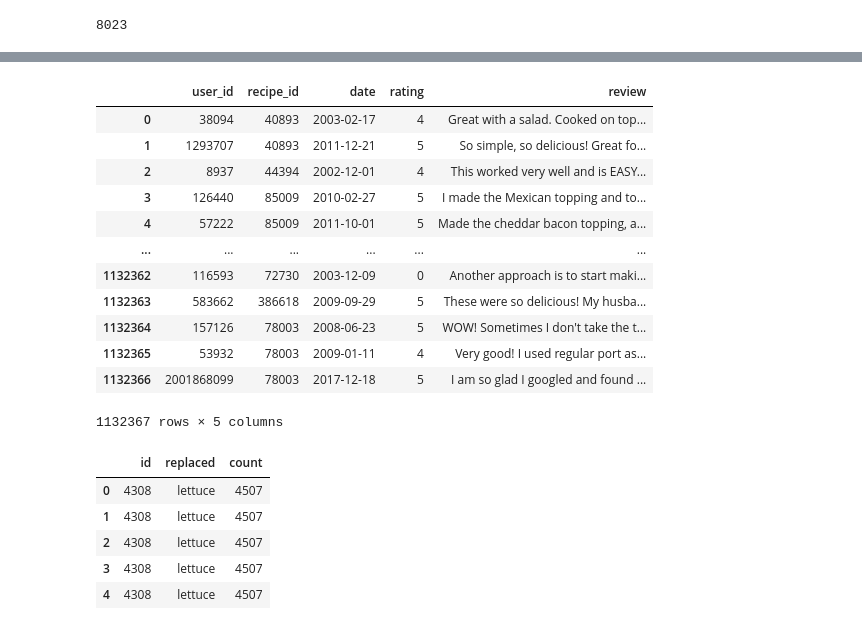
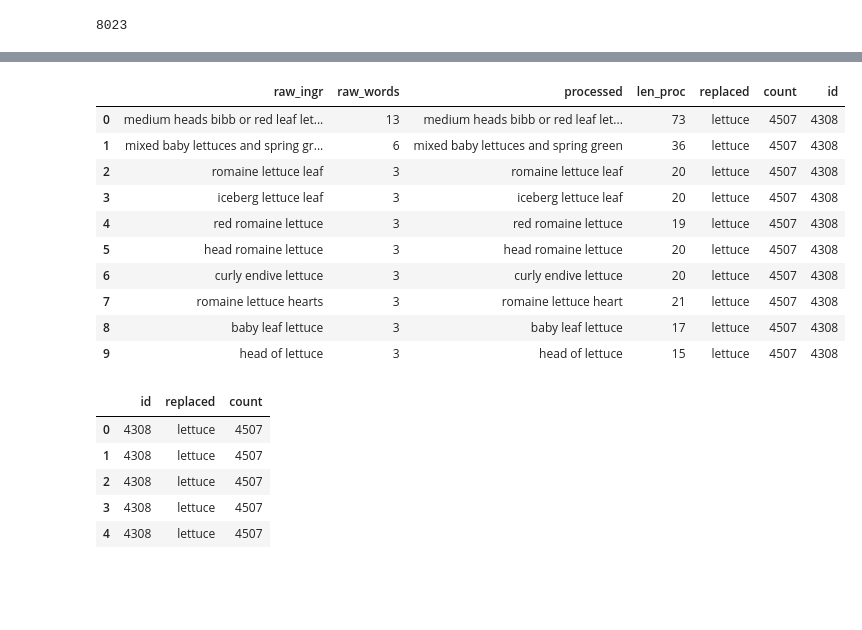
Before and after one commit to mariliabreis/ingredient_matching, a Jupyter notebook: notebooks/marilia_dataexploration.ipynb, the cells around one changed output, grey strips where cells are left out. Cells and saved outputs as stored; diff of their text form; code cells hidden in the pictures; blank space fills up the shorter version.

```diff
--- a/notebooks/marilia_dataexploration.ipynb
+++ b/notebooks/marilia_dataexploration.ipynb
@@ -4,9 +7,9 @@ import numpy as np
 # %%
-ingr_map = pd.read_pickle("../raw_data/data/ingr_map.pkl")
-interactions_test = pd.read_csv("../raw_data/data/interactions_test.csv")
-interactions_train = pd.read_csv("../raw_data/data/interactions_train.csv")
-interactions_validation = pd.read_csv("../raw_data/data/interactions_validation.csv")
-PP_recipes = pd.read_csv("../raw_data/data/PP_recipes.csv")
-PP_users= pd.read_csv("../raw_data/data/PP_users.csv")
-RAW_interactions = pd.read_csv("../raw_data/data/RAW_interactions.csv")
-RAW_recipes = pd.read_csv("../raw_data/data/RAW_recipes.csv")
+ingr_map = pd.read_pickle("../raw_data/recipes/ingr_map.pkl")
+interactions_test = pd.read_csv("../raw_data/recipes/interactions_test.csv")
+interactions_train = pd.read_csv("../raw_data/recipes/interactions_train.csv")
+interactions_validation = pd.read_csv("../raw_data/recipes/interactions_validation.csv")
+PP_recipes = pd.read_csv("../raw_data/recipes/PP_recipes.csv")
+PP_users= pd.read_csv("../raw_data/recipes/PP_users.csv")
+RAW_interactions = pd.read_csv("../raw_data/recipes/RAW_interactions.csv")
+RAW_recipes = pd.read_csv("../raw_data/recipes/RAW_recipes.csv")
@@ -143,17 +110,17 @@ PP_users
-# %%
-RAW_interactions
-# %% [output]
-|  | user_id | recipe_id | date | rating | review |
-| 0 | 38094 | 40893 | 2003-02-17 | 4 | Great with a salad. Cooked on top... |
-| 1 | 1293707 | 40893 | 2011-12-21 | 5 | So simple, so delicious! Great fo... |
-| 2 | 8937 | 44394 | 2002-12-01 | 4 | This worked very well and is EASY... |
-| 3 | 126440 | 85009 | 2010-02-27 | 5 | I made the Mexican topping and to... |
-| 4 | 57222 | 85009 | 2011-10-01 | 5 | Made the cheddar bacon topping, a... |
-| ... | ... | ... | ... | ... | ... |
-| 1132362 | 116593 | 72730 | 2003-12-09 | 0 | Another approach is to start maki... |
-| 1132363 | 583662 | 386618 | 2009-09-29 | 5 | These were so delicious! My husba... |
-| 1132364 | 157126 | 78003 | 2008-06-23 | 5 | WOW! Sometimes I don't take the t... |
-| 1132365 | 53932 | 78003 | 2009-01-11 | 4 | Very good! I used regular port as... |
-| 1132366 | 2001868099 | 78003 | 2017-12-18 | 5 | I am so glad I googled and found ... |
-1132367 rows × 5 columns
+# %%
+# testando cada item único. Nesse exemplo, lettuce aparece com vários nomes,
+# e aparece um total de 4507 vezes na base total de receitas
+ingr_map[(ingr_map.id == 4308)].head(10)
+# %% [output]
+|  | raw_ingr | raw_words | processed | len_proc | replaced | count | id |
+| 0 | medium heads bibb or red leaf let... | 13 | medium heads bibb or red leaf let... | 73 | lettuce | 4507 | 4308 |
+| 1 | mixed baby lettuces and spring gr... | 6 | mixed baby lettuces and spring green | 36 | lettuce | 4507 | 4308 |
+| 2 | romaine lettuce leaf | 3 | romaine lettuce leaf | 20 | lettuce | 4507 | 4308 |
+| 3 | iceberg lettuce leaf | 3 | iceberg lettuce leaf | 20 | lettuce | 4507 | 4308 |
+| 4 | red romaine lettuce | 3 | red romaine lettuce | 19 | lettuce | 4507 | 4308 |
+| 5 | head romaine lettuce | 3 | head romaine lettuce | 20 | lettuce | 4507 | 4308 |
+| 6 | curly endive lettuce | 3 | curly endive lettuce | 20 | lettuce | 4507 | 4308 |
+| 7 | romaine lettuce hearts | 3 | romaine lettuce heart | 21 | lettuce | 4507 | 4308 |
+| 8 | baby leaf lettuce | 3 | baby leaf lettuce | 17 | lettuce | 4507 | 4308 |
+| 9 | head of lettuce | 3 | head of lettuce | 15 | lettuce | 4507 | 4308 |
 # %%
```
Also changed, not shown: parts of 27 cells of this notebook.
